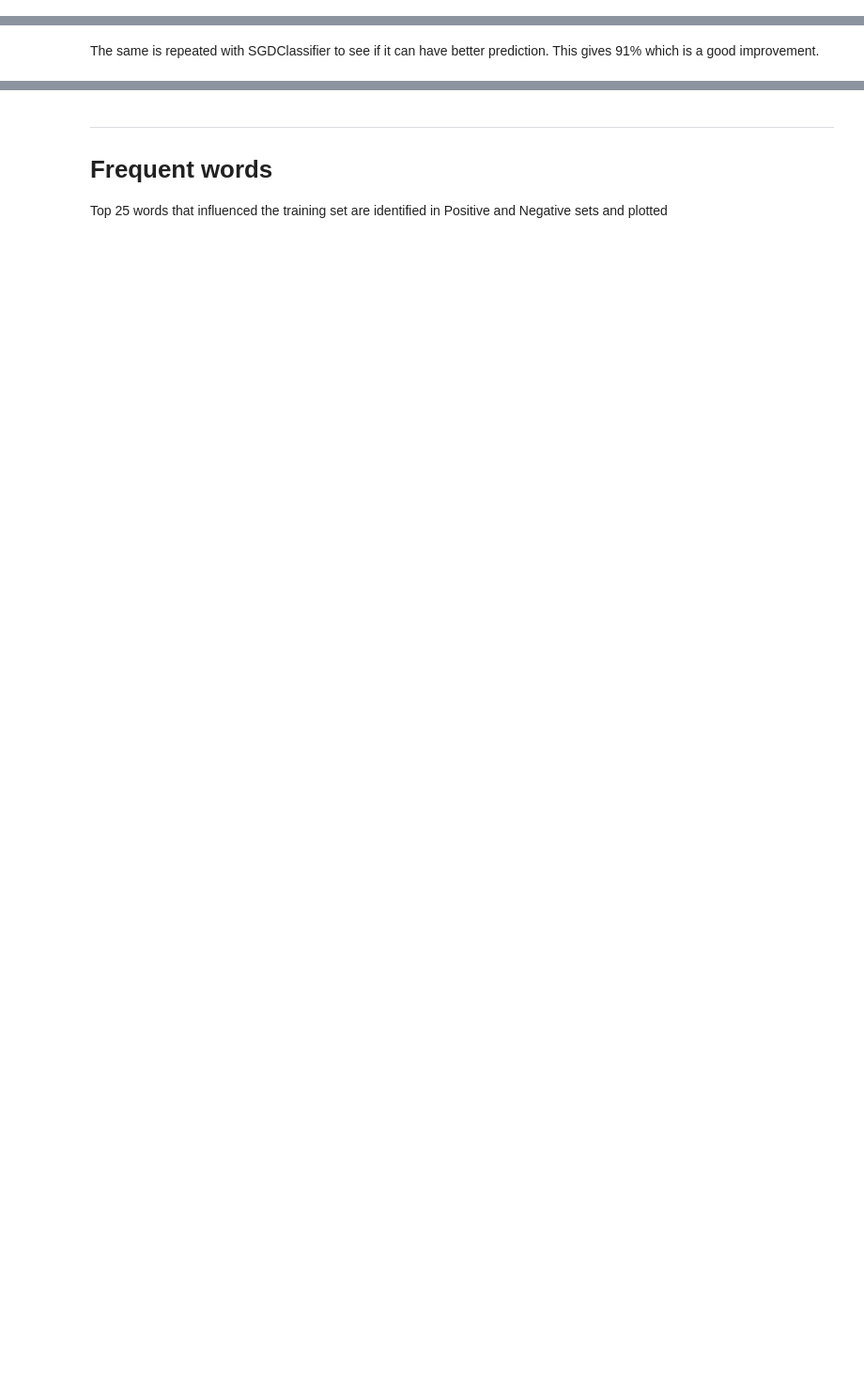
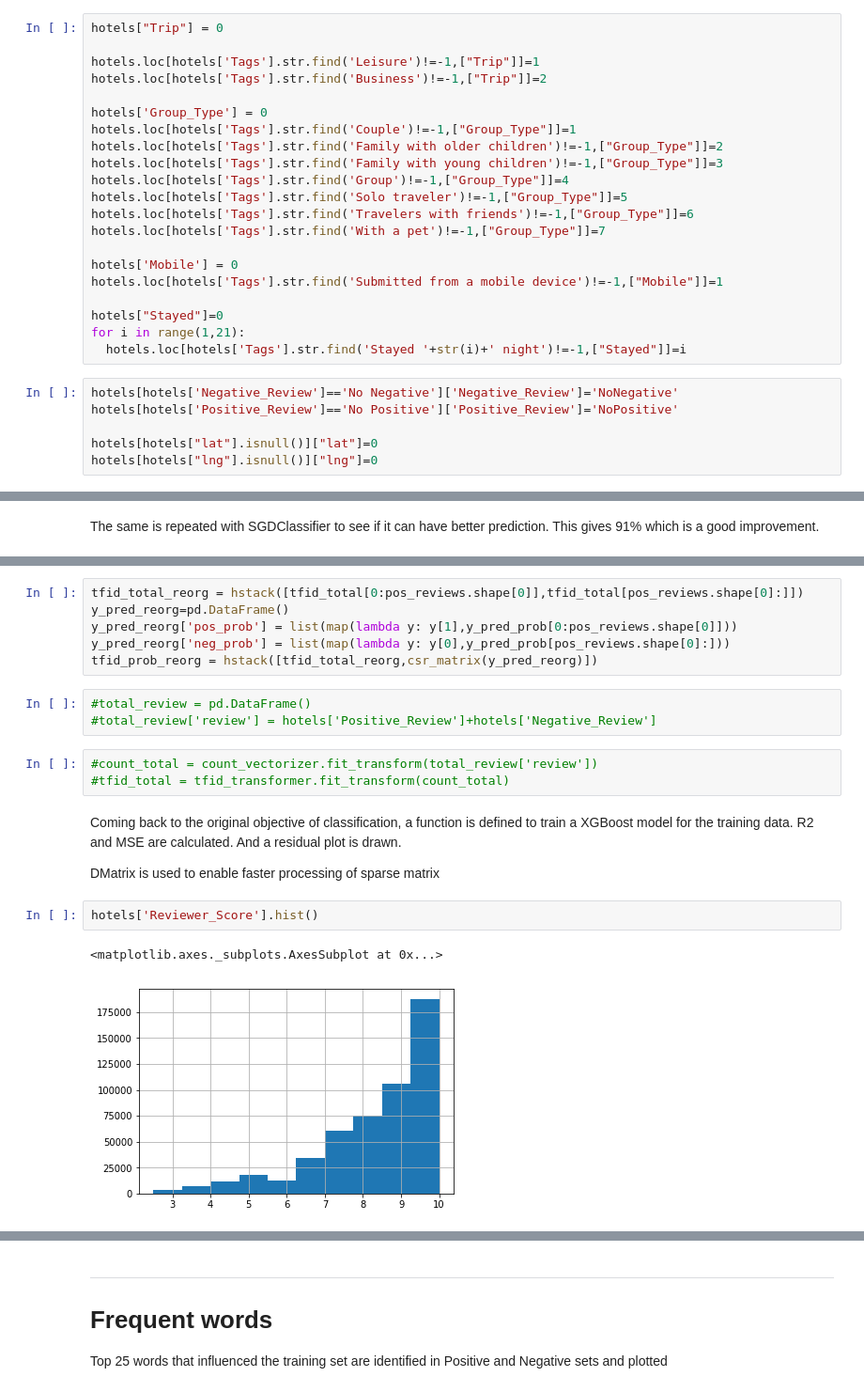
Before and after one commit to suchig/Hotel-Reviews, a Jupyter notebook: Hotel_Review_prediction.ipynb, the cells around one changed output, grey strips where cells are left out. Shown: that part at 94% size. Cells and saved outputs as stored; diff of their text form; blank space fills up the shorter version.

```diff
--- a/Hotel_Review_prediction.ipynb
+++ b/Hotel_Review_prediction.ipynb
@@ -93,3 +182,30 @@ hotels['days_since_review']=items
+# %%
+hotels["Trip"] = 0
+
+hotels.loc[hotels['Tags'].str.find('Leisure')!=-1,["Trip"]]=1
+hotels.loc[hotels['Tags'].str.find('Business')!=-1,["Trip"]]=2
+
+hotels['Group_Type'] = 0
+hotels.loc[hotels['Tags'].str.find('Couple')!=-1,["Group_Type"]]=1
+hotels.loc[hotels['Tags'].str.find('Family with older children')!=-1,["Group_Type"]]=2
+hotels.loc[hotels['Tags'].str.find('Family with young children')!=-1,["Group_Type"]]=3
+hotels.loc[hotels['Tags'].str.find('Group')!=-1,["Group_Type"]]=4
+hotels.loc[hotels['Tags'].str.find('Solo traveler')!=-1,["Group_Type"]]=5
+hotels.loc[hotels['Tags'].str.find('Travelers with friends')!=-1,["Group_Type"]]=6
+hotels.loc[hotels['Tags'].str.find('With a pet')!=-1,["Group_Type"]]=7
+
+hotels['Mobile'] = 0
+hotels.loc[hotels['Tags'].str.find('Submitted from a mobile device')!=-1,["Mobile"]]=1
+
+hotels["Stayed"]=0
+for i in range(1,21):
+  hotels.loc[hotels['Tags'].str.find('Stayed '+str(i)+' night')!=-1,["Stayed"]]=i
+# %%
+hotels[hotels['Negative_Review']=='No Negative']['Negative_Review']='NoNegative'
+hotels[hotels['Positive_Review']=='No Positive']['Positive_Review']='NoPositive'
+
+hotels[hotels["lat"].isnull()]["lat"]=0
+hotels[hotels["lng"].isnull()]["lng"]=0
 # %% [markdown]
 ---
 # Classification of reviews
@@ -180,0 +329,21 @@ accuracy_score(y_test,svm_y_pred)
+# %%
+tfid_total_reorg = hstack([tfid_total[0:pos_reviews.shape[0]],tfid_total[pos_reviews.shape[0]:]])
+y_pred_reorg=pd.DataFrame()
+y_pred_reorg['pos_prob'] = list(map(lambda y: y[1],y_pred_prob[0:pos_reviews.shape[0]]))
+y_pred_reorg['neg_prob'] = list(map(lambda y: y[0],y_pred_prob[pos_reviews.shape[0]:]))
+tfid_prob_reorg = hstack([tfid_total_reorg,csr_matrix(y_pred_reorg)])
+# %%
+#total_review = pd.DataFrame()
+#total_review['review'] = hotels['Positive_Review']+hotels['Negative_Review']
+# %%
+#count_total = count_vectorizer.fit_transform(total_review['review'])
+#tfid_total = tfid_transformer.fit_transform(count_total)
+# %% [markdown]
+Coming back to the original objective of classification, a function is defined to train a XGBoost model for the training data. R2 and MSE are calculated. And a residual plot is drawn.
+
+DMatrix is used to enable faster processing of sparse matrix
+# %%
+hotels['Reviewer_Score'].hist()
+# %% [output]
+<matplotlib.axes._subplots.AxesSubplot at 0x...>
+[figure, added]
```
Also changed, not shown: parts of 75 cells of this notebook.
